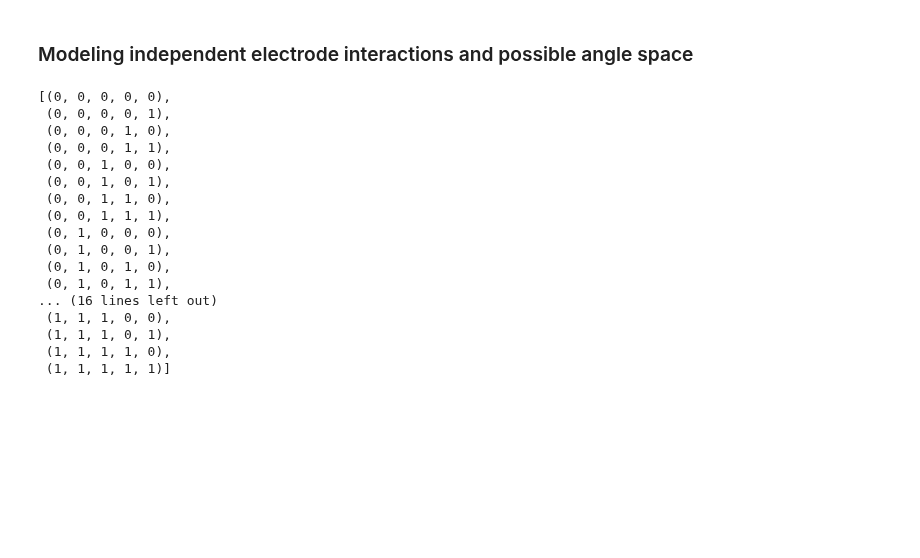
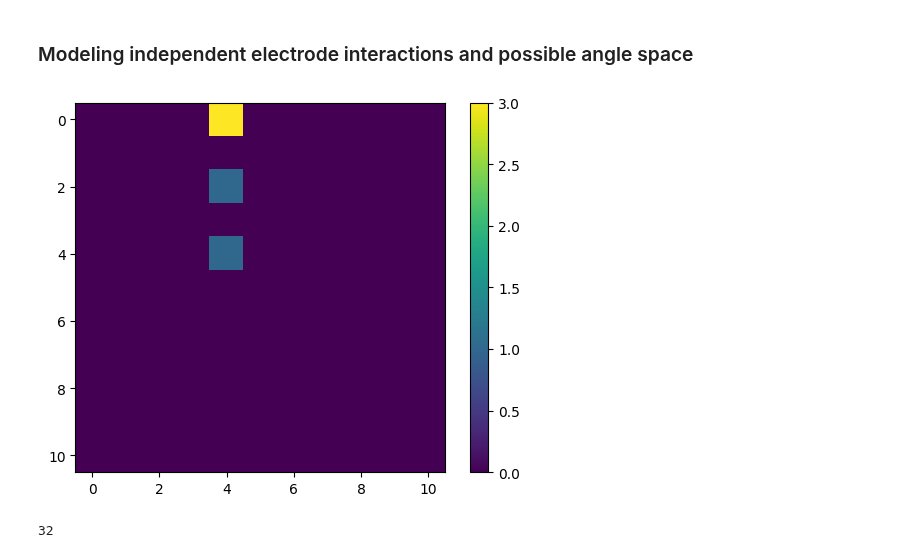
Before and after one commit to draeloslab/stim_behavior, a Jupyter notebook: notebooks/sigmoid.ipynb, the cells around one changed output. Drawn from its saved outputs; the diff is of its cells as text; code cells hidden in the pictures; blank space fills up the shorter version.

Commit message:
made heatmap dict

```diff
--- a/notebooks/sigmoid.ipynb
+++ b/notebooks/sigmoid.ipynb
@@ -149,27 +149,54 @@ realParams
 | 14 | 0.358529 | 20.575641 | 0.109164 | -0.076320 | 4 | 2 |
 # %% [markdown]
 ### Modeling independent electrode interactions and possible angle space
+# %%
+def angleDict(start= -0.5, end=0.5, binSize= 0.1):
+    d= {}
+    start, end = -0.5, 0.5  #eventually can replace with min and max of data
+    bins = np.arange(start, end+binSize, binSize)
+    for x in bins:
+        index = round(x,1) +0
+        for y in bins:
+            wrist = round(y,1)+0
+            d[(index, wrist)] = 0
+    return d
+
+
+def dictChecker(array1, array2, d):
+    for val1,val2 in zip(array1, array2):
+        key = (float(f"{val1[0]:.1f}"), float(f"{val2[0]:.1f}"))  #was having some floating point error and couldn't find key in dict, so this is a workaround
+        if key in d:
+            d[key] += 1
+        else:  #ideally this will never be run, if it is, then values are out of the range of the dict
+            d[key] = 1
+
+def get_index(value, start=-0.5, bin_size= 0.1):
+    return int((value - start) // bin_size)
+
+def dictPlot(d,start= -0.5, end=0.5,binSize= 0.1):
+    bins = np.arange(start, end+binSize, binSize)
+    heatmap = np.zeros((len(bins),len(bins)))
+    for x in bins:
+        index = round(x,1) +0    #yeah, duplicate code, need to turn this into a command class
+        for y in bins:
+            wrist = round(y,1)+0
+            heatmap[get_index(index)][get_index(wrist)] = d[(index,wrist)]
+    plt.imshow(heatmap)
+    plt.colorbar()
+    plt.show()
+
+d = angleDict()
+array1, array2 = y_data[0,0],y_data[0,1]
+dictChecker(array1, array2, d)
+dictPlot(d)
+# %% [output]
+[figure, added]
 # %%
+import itertools
 electrodeStates = list(itertools.product([0,1], repeat=5))  # all possible electrode states
-electrodeStates
+len(electrodeStates)
 # %% [output]
-[(0, 0, 0, 0, 0),
- (0, 0, 0, 0, 1),
- (0, 0, 0, 1, 0),
- (0, 0, 0, 1, 1),
- (0, 0, 1, 0, 0),
- (0, 0, 1, 0, 1),
- (0, 0, 1, 1, 0),
- (0, 0, 1, 1, 1),
- (0, 1, 0, 0, 0),
- (0, 1, 0, 0, 1),
- (0, 1, 0, 1, 0),
- (0, 1, 0, 1, 1),
-... (16 lines left out)
- (1, 1, 1, 0, 0),
- (1, 1, 1, 0, 1),
- (1, 1, 1, 1, 0),
- (1, 1, 1, 1, 1)]
+32
 # %%
 def sigmoidSum(state, realParams):
     for e, is_active in enumerate(state):
```
Also changed, not shown: parts of 10 cells of this notebook.
